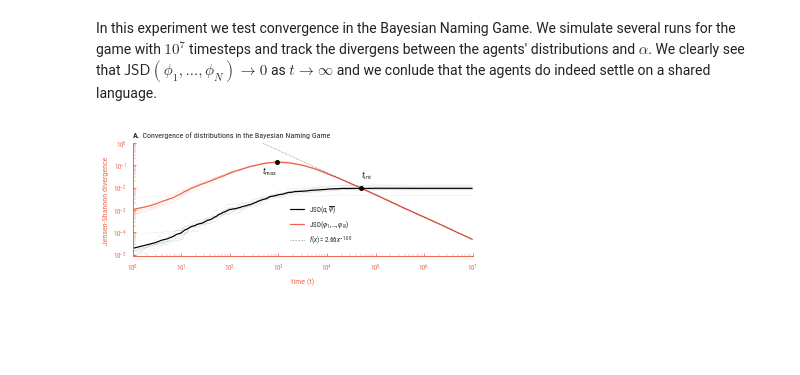
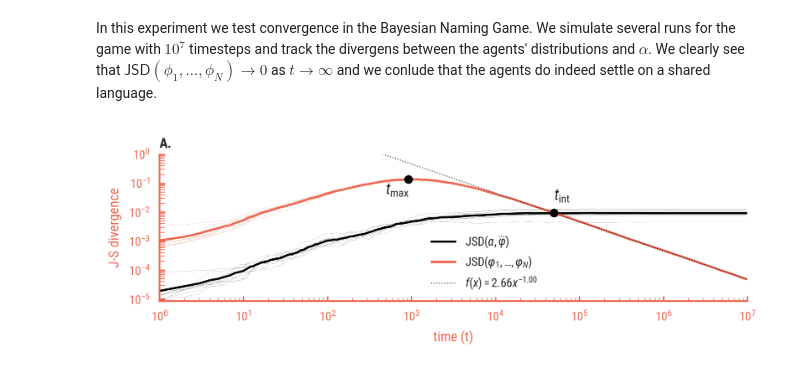
Before and after one commit to bacor/thesis, a Jupyter notebook: experiments/BNG02/BNG02 analysis.ipynb, the cells around one changed output. Saved outputs shown, nothing was run; the diff lists cells and outputs as text; code cells hidden in the pictures; blank space fills up the shorter version.

```diff
--- a/experiments/BNG02/BNG02 analysis.ipynb
+++ b/experiments/BNG02/BNG02 analysis.ipynb
@@ -41,11 +41,12 @@ entropy_mphi = stats[:,:,2]
 jsd_alpha_phis = stats[:,:,3]
 # %%
 # Plot
-figure(figsize=cm2inch(12,4))
+figure(figsize=cm2inch(12,3))
 
 # Settings
 runs = 20
 xs = params['datapoints']
+
 mphis = jsd_phis.mean(axis=0)
 
 # JSD(alpha, mean(phi))
@@ -73,33 +74,33 @@ if True:
 if True:
     idx = np.argwhere(np.diff(np.sign(mphis - jsd_alpha_mphi.mean(axis=0))) != 0).reshape(-1) + 0
     x,y = xs[idx[0]], mphis[idx[0]]
     plot(x, y, 'ko', ms=5)
     gca().annotate(r'$t_{\mathrm{int}}$', xy=(x,y),  xycoords='data',
                 xytext=(x+10,y+0.01), textcoords='data',
                 horizontalalignment='left', verticalalignment='bottom', fontsize=9)
 
 # Maximum
 if True:
     x, y = xs[mphis.argmax()], mphis[mphis.argmax()]
     plot(x, y, 'ko', ms=5)
     gca().annotate(r'$t_{\mathrm{max}}$', xy=(x,y),  xycoords='data',
                 xytext=(x+5,y-.03), textcoords='data',
                 horizontalalignment='right', verticalalignment='top',
                 fontsize=9)
 
 # Format
 if True:
     legend(bbox_to_anchor=(.45,.5))
     xlabel('time (t)')
-    ylabel('Jensen-Shannon divergence')
-    title('Convergence of distributions in the Bayesian Naming Game')
+    ylabel('J-S divergence')
+#     title('Convergence of distributions in the Bayesian Naming Game')
     restyle_title(gca())
     sns.despine()
     ylim(int(10e-7), 1)
     xlim(0,10000000)
 
 subplots_adjust(left=0, bottom=0, right=1, top=1)
 savefig('BNG02-results.pdf', bbox_inches='tight')
 copyfig('BNG02-results.pdf')
 # %% [output]
-[figure, old version]
+[figure, new version]
```
Also changed, not shown: parts of 1 cell of this notebook, 10 other files.
